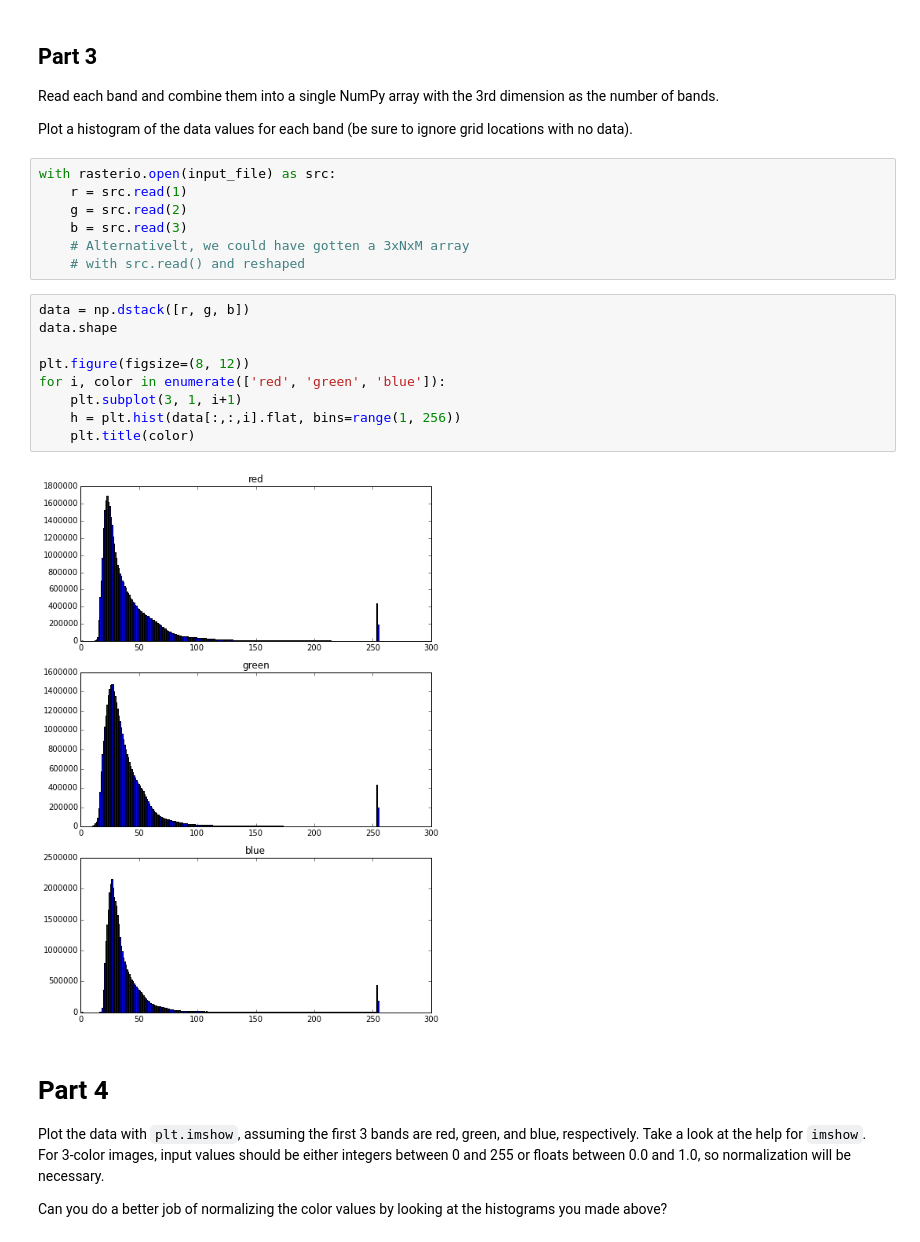
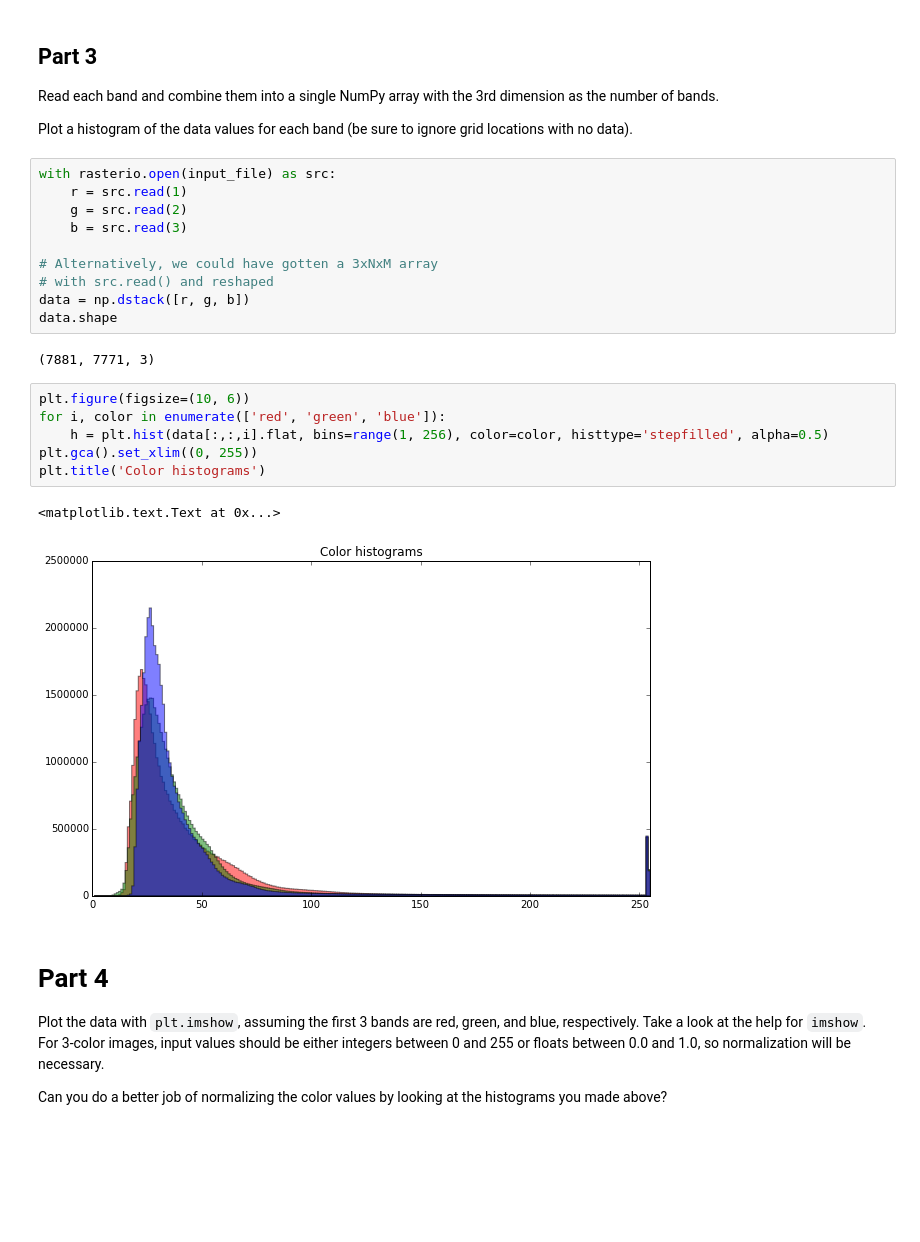
Before and after one commit to kjordahl/SciPy-Tutorial-2015, a Jupyter notebook: exercises/landsat exercise solution.ipynb, the cells around one changed output. Saved outputs shown, nothing was run; the diff lists cells and outputs as text; blank space fills up the shorter version.

Commit message:
Better histogram in landsat exercise solution

```diff
--- a/exercises/landsat exercise solution.ipynb
+++ b/exercises/landsat exercise solution.ipynb
@@ -56,19 +56,22 @@ with rasterio.open(input_file) as src:
     r = src.read(1)
     g = src.read(2)
     b = src.read(3)
-    # Alternativelt, we could have gotten a 3xNxM array
-    # with src.read() and reshaped
+
+# Alternatively, we could have gotten a 3xNxM array
+# with src.read() and reshaped
+data = np.dstack([r, g, b])
+data.shape
+# %% [output]
+(7881, 7771, 3)
 # %%
-data = np.dstack([r, g, b])
-data.shape
-
-plt.figure(figsize=(8, 12))
+plt.figure(figsize=(10, 6))
 for i, color in enumerate(['red', 'green', 'blue']):
-    plt.subplot(3, 1, i+1)
-    h = plt.hist(data[:,:,i].flat, bins=range(1, 256))
-    plt.title(color)
+    h = plt.hist(data[:,:,i].flat, bins=range(1, 256), color=color, histtype='stepfilled', alpha=0.5)
+plt.gca().set_xlim((0, 255))
+plt.title('Color histograms')
 # %% [output]
+<matplotlib.text.Text at 0x...>
-[figure, old version]
+[figure, new version]
 # %% [markdown]
 # Part 4
 
```
